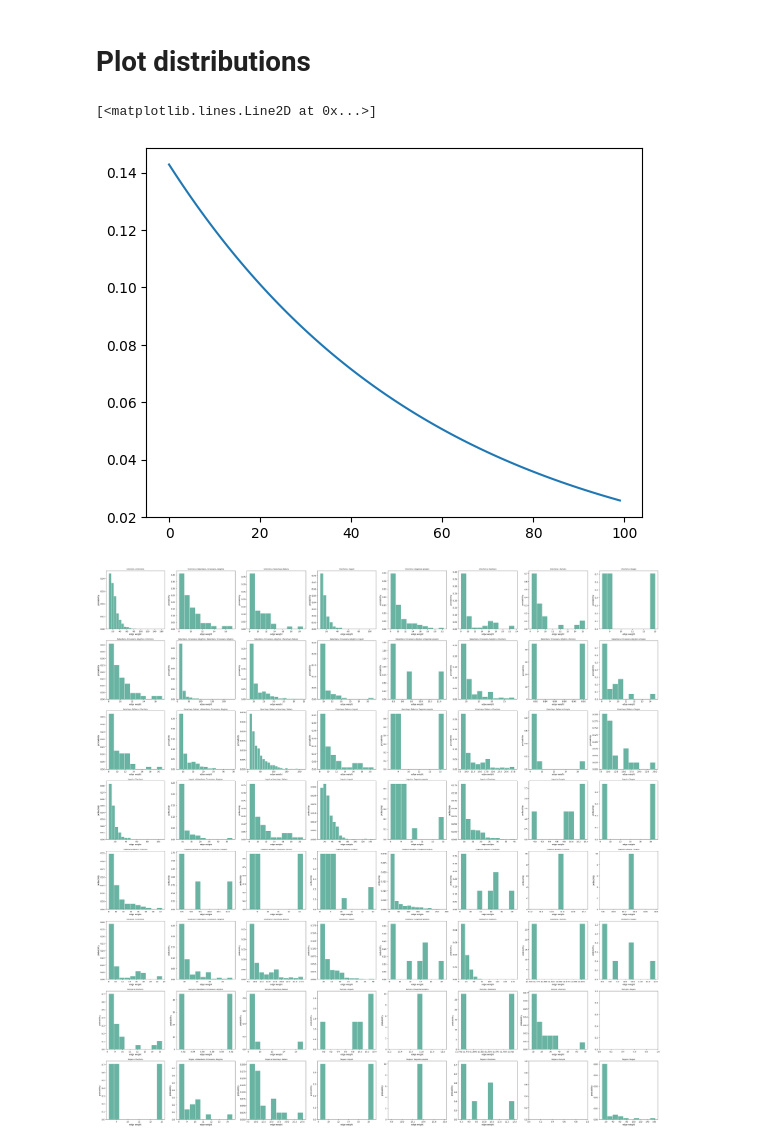
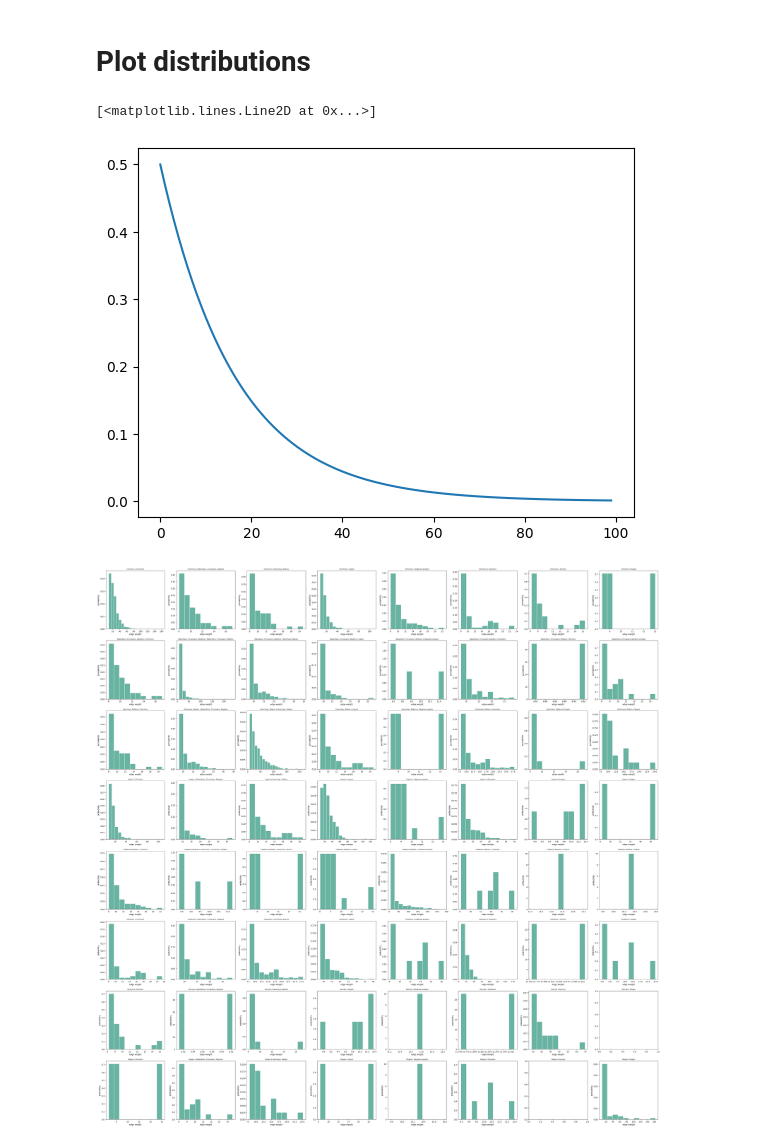
Before and after one commit to Genomics-HSE/ancestry-inference, a Jupyter notebook: notebooks/genlink_usage.ipynb, the cells around one changed output. Cells and saved outputs as stored; diff of their text form; code cells hidden in the pictures.

```diff
--- a/notebooks/genlink_usage.ipynb
+++ b/notebooks/genlink_usage.ipynb
@@ -204,12 +204,12 @@ simplified_genlink_run('/home/ashmelev/ancestry-inference/data/real_data/SC/raw/
 # %%
 import matplotlib.pyplot as plt
 from scipy.stats import expon
 
 points = np.linspace(8, 20, 100)
-plt.plot(expon.pdf(points, loc=8.0, scale=7))
+plt.plot(expon.pdf(points, loc=8.0, scale=2))
 # %% [output]
 [<matplotlib.lines.Line2D at 0x...>]
-[figure, old version]
+[figure, new version]
 # %%
 dp = DataProcessor('~/ancestry-inference/data/real_data/NC/raw/NC_graph_rel.csv')
 # %%
```
Also changed, not shown: 1 other file.
